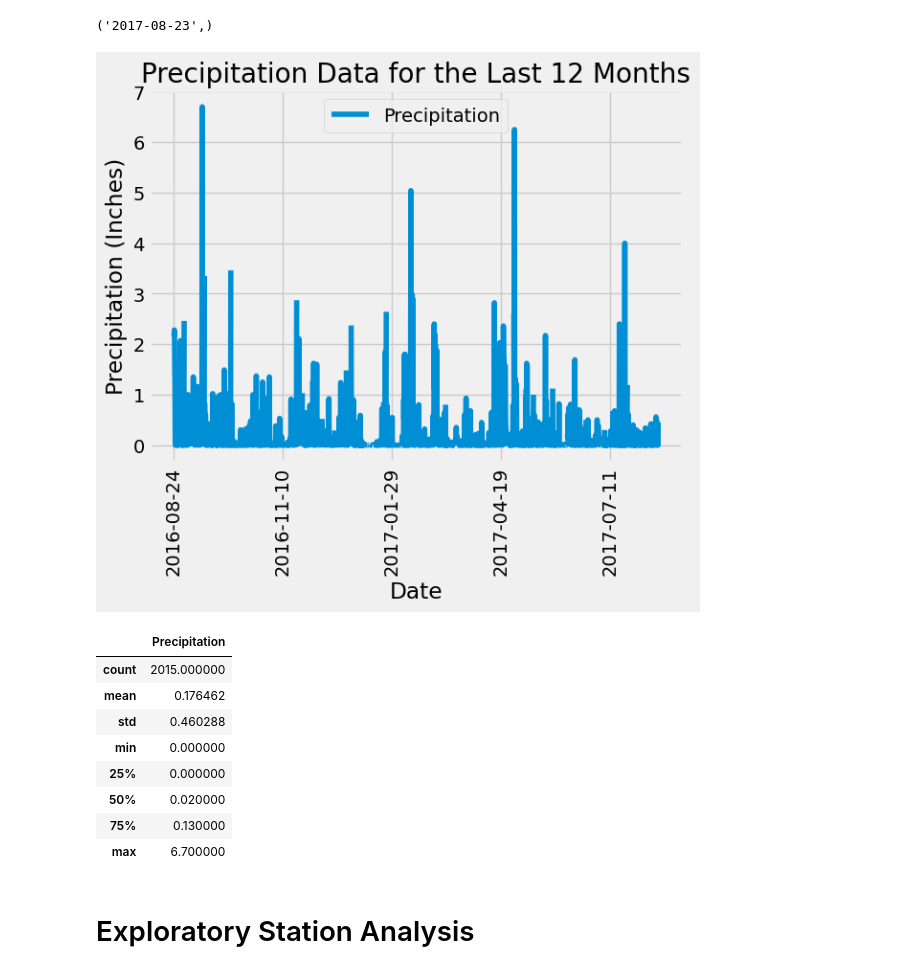
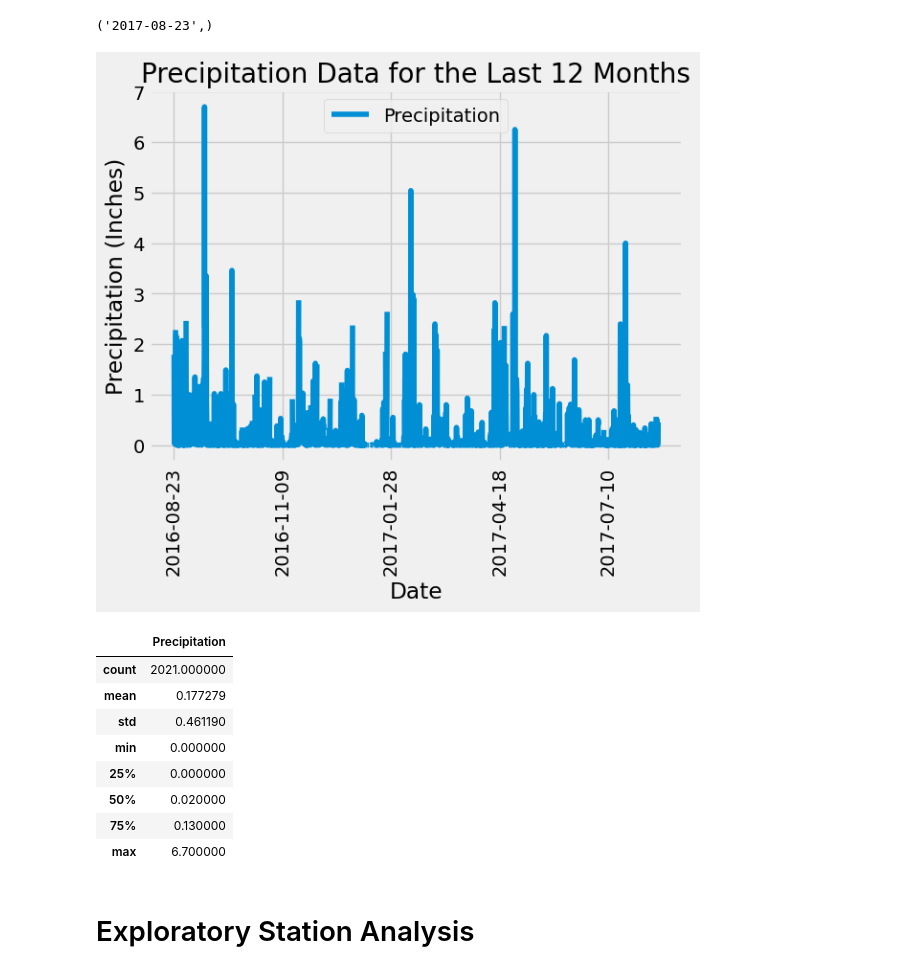
Before and after one commit to thomasjngo/SQLAlchemy-Climate-Analysis, a Jupyter notebook: climate_starter.ipynb, the cells around one changed output. Saved outputs shown, nothing was run; the diff lists cells and outputs as text; code cells hidden in the pictures.

Commit message:
date calc fixes

```diff
--- a/climate_starter.ipynb
+++ b/climate_starter.ipynb
@@ -47,40 +47,40 @@ print(most_recent_date_row)
 # %%
 # Design a query to retrieve the last 12 months of precipitation data and plot the results.
 # Starting from the most recent data point in the database.
 
 # Convert the data into a format that's usable for the striptime function
 most_recent_date = most_recent_date_row[0]
 
-# Calculate the date one year from the last date in data set.
-one_year_ago = datetime.strptime(most_recent_date, '%Y-%m-%d') - timedelta(days=365)
+# Calculate the date one year from the last date in data set (366 days exclusive)
+one_year_ago = datetime.strptime(most_recent_date, '%Y-%m-%d') - timedelta(days=366)
 
 # Perform a query to retrieve the data and precipitation scores
-last_year_data = session.query(measurement.date, measurement.prcp).filter(measurement.date >= one_year_ago).all()
+last_year_data = session.query(measurement.date, measurement.prcp).filter(measurement.date > one_year_ago).all()
 
 # Save the query results as a Pandas DataFrame with explicitly set column names
 df_precip = pd.DataFrame(last_year_data, columns=['Date', 'Precipitation'])
 
 # Sort the DataFrame by date
 df_precip = df_precip.sort_values('Date')
 
 # Use Pandas Plotting with Matplotlib to plot the data
 df_precip.plot(x='Date', y='Precipitation')
 plt.xlabel('Date')
 plt.ylabel('Precipitation (Inches)')
 plt.title('Precipitation Data for the Last 12 Months')
 plt.xticks(rotation=90)
 plt.show()
 # %% [output]
-[figure, old version]
+[figure, new version]
 # %%
 # Use Pandas to calculate the summary statistics for the precipitation data
 summary_stats = pd.DataFrame(df_precip['Precipitation'].describe())
 summary_stats
 # %% [output]
 |  | Precipitation |
-| count | 2015.000000 |
-| mean | 0.176462 |
-| std | 0.460288 |
+| count | 2021.000000 |
+| mean | 0.177279 |
+| std | 0.461190 |
 | min | 0.000000 |
 | 25% | 0.000000 |
 | 50% | 0.020000 |
```
Also changed, not shown: parts of 3 cells of this notebook, 1 other file.
